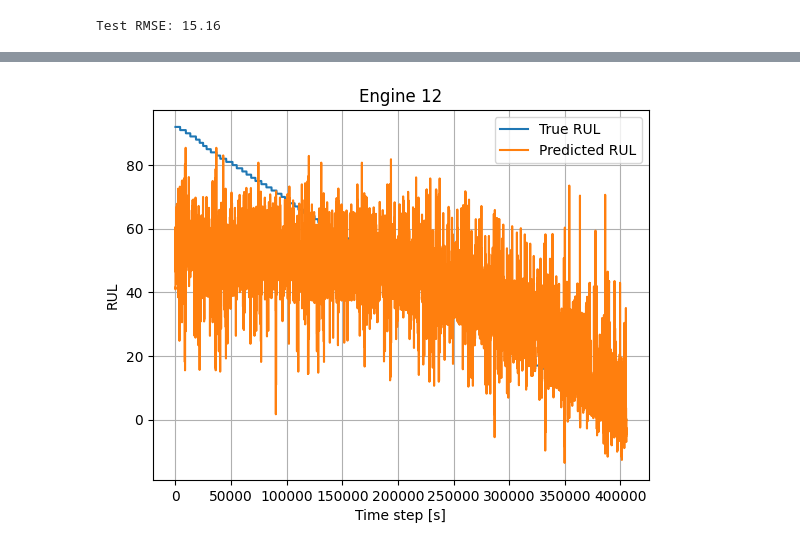
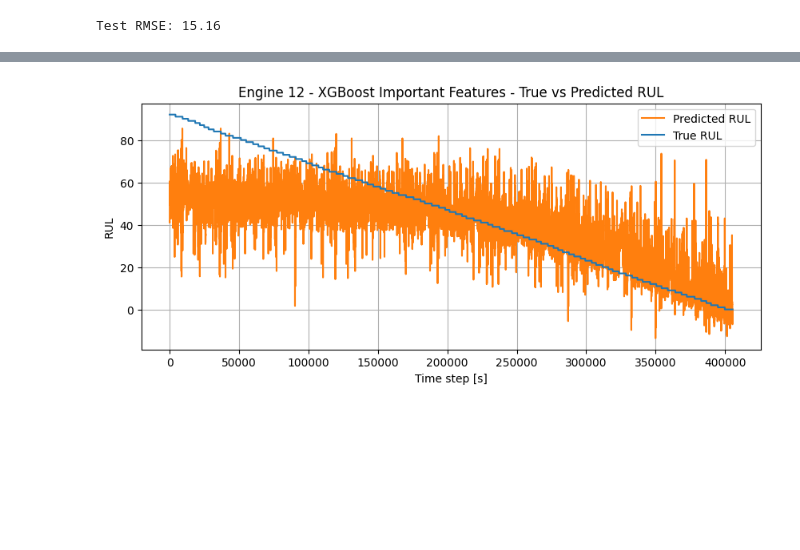
Before and after one commit to leon-kj/MAR-PdM-RUL-Turbofan, a Jupyter notebook: notebooks/MAR_XGBoost_importantfeatures.ipynb, the cells around one changed output, grey strips where cells are left out. Cells and saved outputs as stored; diff of their text form; code cells hidden in the pictures; blank space fills up the shorter version.

```diff
--- a/notebooks/MAR_XGBoost_importantfeatures.ipynb
+++ b/notebooks/MAR_XGBoost_importantfeatures.ipynb
@@ -234,15 +235,16 @@ plt.show()
 # %%
 unit_ids_test = A_test[:, 0]
 unit = 12
 indices = np.where(unit_ids_test == unit)[0]
 
-plt.plot(Y_test[indices], label="True RUL")
-plt.plot(Y_pred[indices], label="Predicted RUL")
-plt.title(f"Engine {unit}")
+plt.figure(figsize=(10, 4))
+plt.plot(Y_pred[indices], label="Predicted RUL", color='tab:orange')
+plt.plot(Y_test[indices], label="True RUL", color='tab:blue')
+plt.title(f"Engine {unit} - XGBoost Important Features - True vs Predicted RUL")
 plt.xlabel("Time step [s]")
 plt.ylabel("RUL")
 plt.legend()
 plt.grid(True)
 plt.show()
 # %% [output]
-[figure, old version]
+[figure, new version]
```
Also changed, not shown: parts of 1 cell of this notebook, 23 other files.
